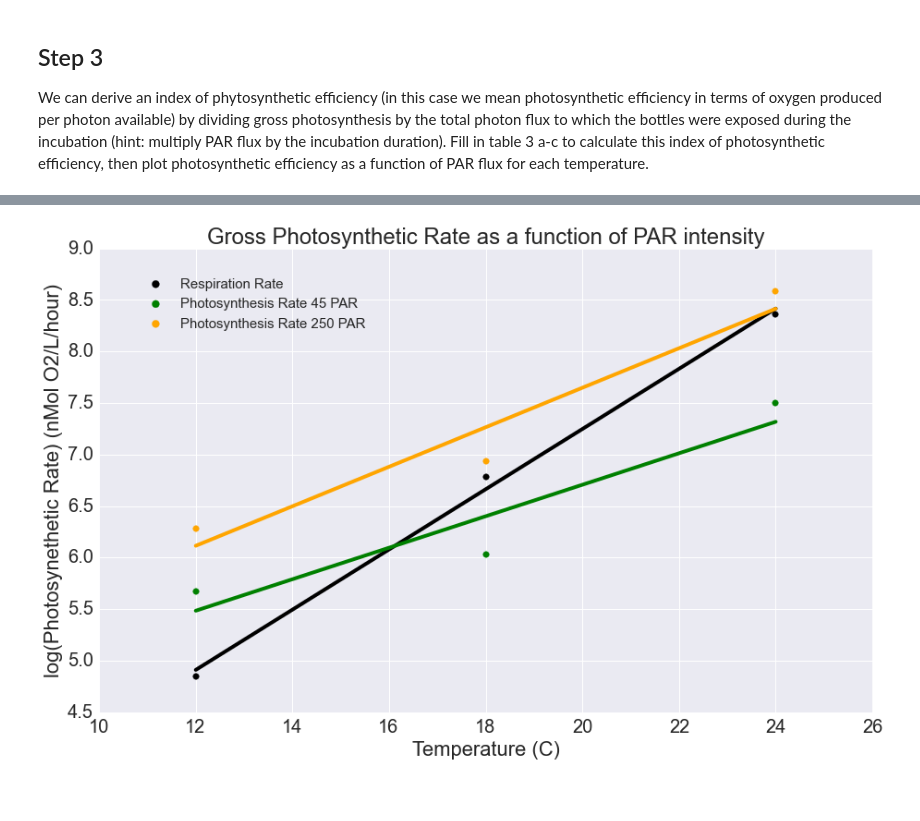
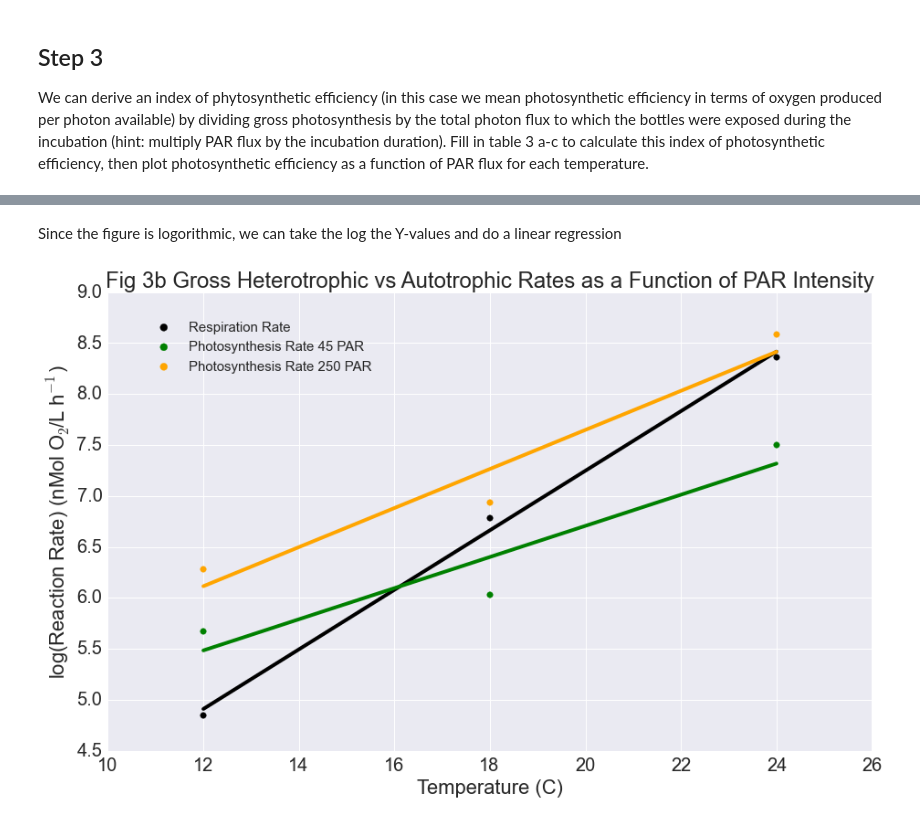
Before and after one commit to yinleon/biological-oceanography, a Jupyter notebook: light_dark_exp.ipynb, the cells around one changed output, grey strips where cells are left out. Drawn from its saved outputs; the diff is of its cells as text; code cells hidden in the pictures; blank space fills up the shorter version.

```diff
--- a/light_dark_exp.ipynb
+++ b/light_dark_exp.ipynb
@@ -46,7 +48,7 @@ tempCount = len(temps)
 lite['netPhoto_mg']  = lite.O2_f-lite.O2_0
 lite['netPhoto_nM']  = (lite['netPhoto_mg'])/O2MM # convert mg O2/L * nanomol / mg -> n mol O2/L
 # Calculate total respiration.
-dark['totalResp_mg'] = -1*(dark.O2_f-dark.O2_0)
+dark['totalResp_mg'] = abs(dark.O2_f-dark.O2_0)
 dark['totalResp_nM'] = (dark['totalResp_mg'])/O2MM
 dark['rateResp'] = dark['totalResp_nM']/dark['elapsedTime'] #O2 / L / hour
 # Calculate the mean of each dark bottle per temperature regime.
@@ -178,9 +185,9 @@ Gross photosynthetic rate increases with temperature as well as light intensity.
 ## Step 3 ##
 We can derive an index of phytosynthetic efficiency (in this case we mean photosynthetic efficiency in terms of oxygen produced per photon available) by dividing gross photosynthesis by the total photon flux to which the bottles were exposed during the incubation (hint: multiply PAR flux by the incubation duration). Fill in table 3 a-c to calculate this index of photosynthetic efficiency, then plot photosynthetic efficiency as a function of PAR flux for each temperature.
 # %%
-df2['photoEffIndex'] = (df2.grossPhotoRate)/(df2.parFlux*1000.*df2.elapsedTime*3600.)
+lite['photoEffIndex'] = (lite.grossPhotoRate)/(lite.parFlux*1000.*lite.elapsedTime*3600.)
 print("Table 3. Index of Photosynthetic Efficiency")
-df2[['temp','parFlux','elapsedTime','grossPhoto','photoEffIndex']]
+lite[['temp','parFlux','elapsedTime','grossPhoto','photoEffIndex']]
 # %% [output]
 Table 3. Index of Photosynthetic Efficiency
 |  | temp | parFlux | elapsedTime | grossPhoto | photoEffIndex |
@@ -260,40 +338,38 @@ Table 4. Gross Photosynthetic Rate as a Function of Light intensity (PAR)
+# %% [markdown]
+Since the figure is logorithmic, we can take the log the Y-values and do a linear regression
 # %%
 # initialize the plot
-fig = plt.figure()
-ax = fig.add_subplot(111)
-ax.set_ylabel(r'log(Photosynethetic Rate) (nMol O2/L/hour)')
-ax.set_xlabel('Temperature (C)')
-
+plt.ylabel(r'log(Reaction Rate) (nMol O$_{2}$/L h$^{-1}$)')
+plt.xlabel('Temperature (C)')
 
 y = np.log(darkRate.reshape(len(darkRate),1))
 x = temps.reshape(len(temps),1)
-
-ax.scatter(x,y,color='k',label="Respiration Rate",s=44)
+plt.scatter(x,y,color='k',label="Respiration Rate",s=44)
 
 # Create linear regression object
 regr = linear_model.LinearRegression()
 regr.fit(x,y)
-ax.plot(x,regr.predict(x),color='k',linewidth=4)
+plt.plot(x,regr.predict(x),color='k',linewidth=4)
 
 y = np.log(pho45.grossPhotoRate).reshape(len(pho45.grossPhotoRate),1)
 x = pho45.temp.reshape(len(pho45.temp),1)
 
-ax.scatter(pho45.temp,np.log(pho45.grossPhotoRate),color='g',label="Photosynthesis Rate 45 PAR",s=44)
+plt.scatter(pho45.temp,np.log(pho45.grossPhotoRate),color='g',label="Photosynthesis Rate 45 PAR",s=44)
 
 regr.fit(x,y)
-ax.plot(x,regr.predict(x),color='g',linewidth=4)
+plt.plot(x,regr.predict(x),color='g',linewidth=4)
 
 y = np.log(pho250.grossPhotoRate).reshape(len(pho250.grossPhotoRate),1)
 x = pho250.temp.reshape(len(pho250.temp),1)
 
-ax.scatter(pho250.temp,np.log(pho250.grossPhotoRate),color='orange',label="Photosynthesis Rate 250 PAR",s=44)
+plt.scatter(pho250.temp,np.log(pho250.grossPhotoRate),color='orange',label="Photosynthesis Rate 250 PAR",s=44)
 
 regr.fit(x,y)
-ax.plot(x,regr.predict(x),color='orange',linewidth=4)
+plt.plot(x,regr.predict(x),color='orange',linewidth=4)
 
-ax.legend(scatterpoints=1,markerscale=1.2, loc='center',
+plt.legend(scatterpoints=1,markerscale=1.2, loc='center',
                     bbox_to_anchor=(0.20,.88),ncol=1,prop={'size':15},frameon=False)
-plt.title('Gross Photosynthetic Rate as a function of PAR intensity')
+plt.title('Fig 3b Gross Heterotrophic vs Autotrophic Rates as a Function of PAR Intensity')
 plt.show();
 # %% [output]
-[figure, old version]
+[figure, new version]
```
Also changed, not shown: parts of 14 cells of this notebook.
